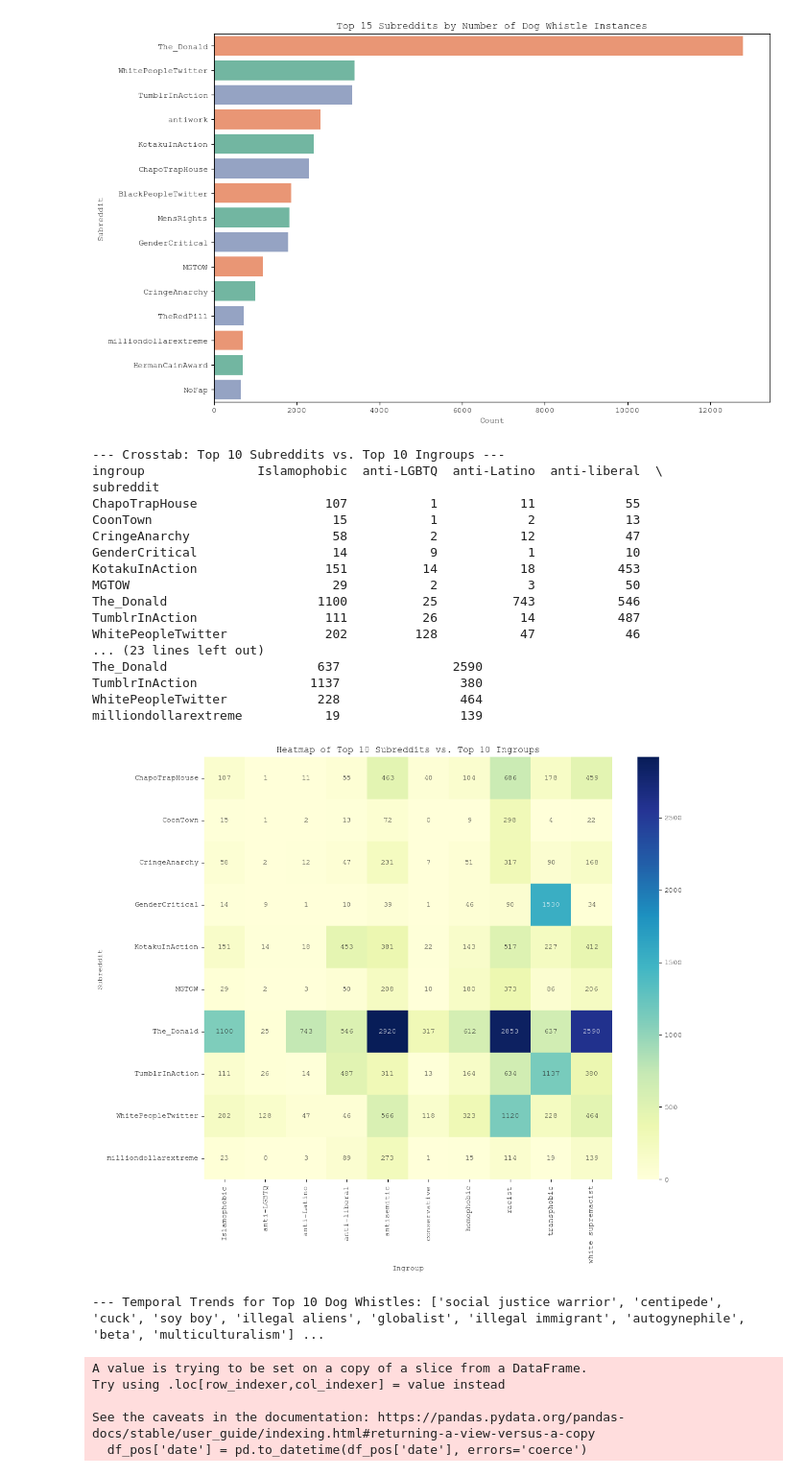
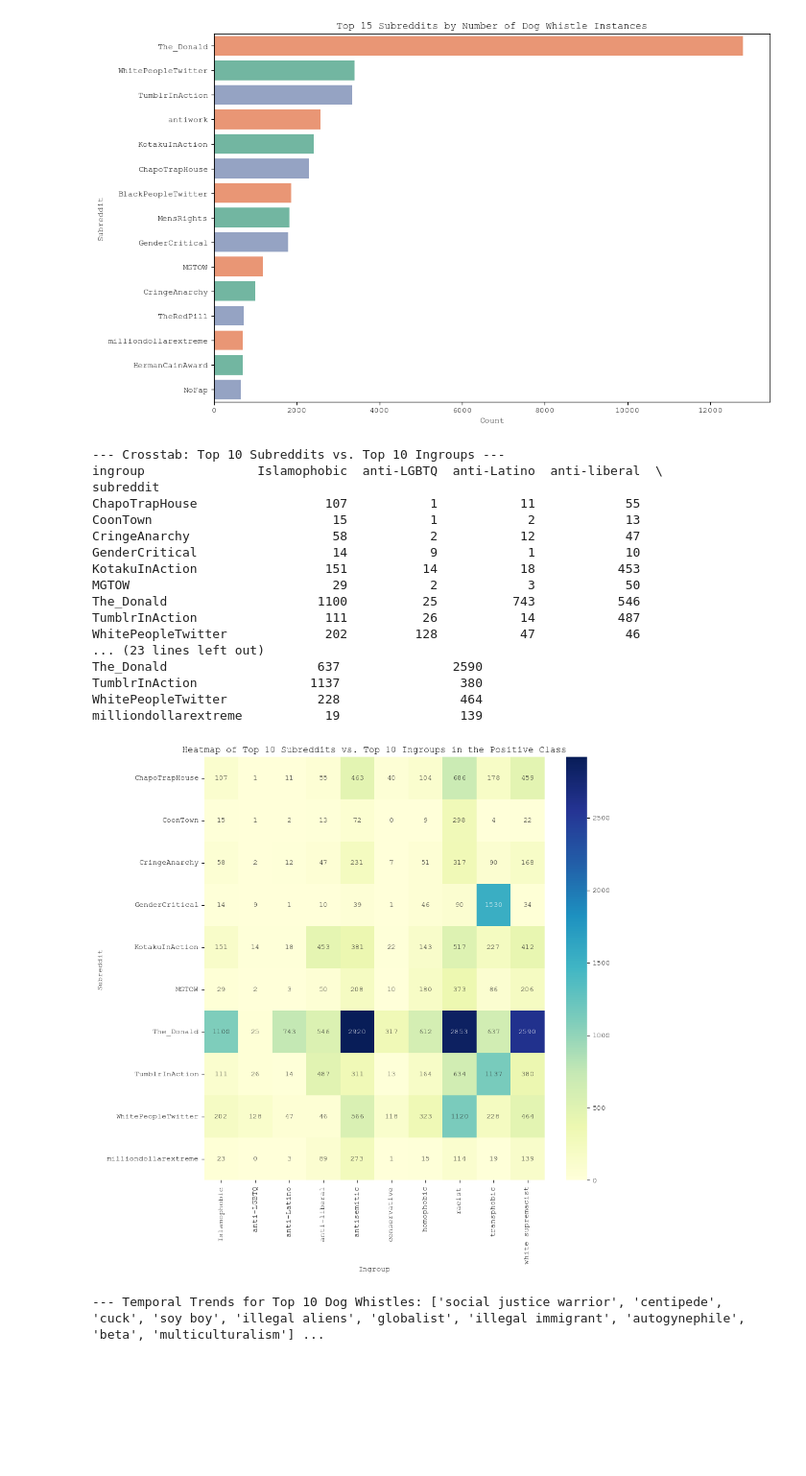
Before and after one commit to lino-zurmuehl/Master_Thesis_Dogwhistle, a Jupyter notebook: preprocessing/EDA.ipynb, the cells around one changed output. Shown at 96% size. Drawn from its saved outputs; the diff is of its cells as text; code cells hidden in the pictures; blank space fills up the shorter version.

```diff
--- a/preprocessing/EDA.ipynb
+++ b/preprocessing/EDA.ipynb
@@ -352,49 +352,45 @@ sub_ingroup_crosstab = pd.crosstab(
 )
 print(sub_ingroup_crosstab)
 
-plt.figure(figsize=(12, 10))
+plt.figure(figsize=(10, 10))
 sns.heatmap(sub_ingroup_crosstab, annot=True, fmt="d", cmap="YlGnBu", cbar=True)
-plt.title('Heatmap of Top 10 Subreddits vs. Top 10 Ingroups')
+plt.title('Heatmap of Top 10 Subreddits vs. Top 10 Ingroups in the Positive Class')
 plt.xlabel('Ingroup')
 plt.ylabel('Subreddit')
+plt.savefig('../plots/trend_top_DW.png', bbox_inches='tight', dpi=300)
 plt.show()
 
 # Temporal Trends for Specific Dog Whistles
-# Ensure 'date' is datetime
-df_pos['date'] = pd.to_datetime(df_pos['date'], errors='coerce')
 top_10_dw = df_pos['dog_whistle_root'].value_counts().nlargest(10).index
 print(f"\n--- Temporal Trends for Top 10 Dog Whistles: {list(top_10_dw)} ---")
-plt.figure(figsize=(15, 7))
-for dw in top_10_dw:
+plt.figure(figsize=(10, 5))
+colors = sns.color_palette("Set2", n_colors=len(top_10_dw))  # or use your custom_palette if only 3 lines
+for i, dw in enumerate(top_10_dw):
     dw_trend = df_pos[df_pos['dog_whistle_root'] == dw].set_index('date').resample('YE').size()
-    dw_trend.plot(label=dw)
-plt.title('Yearly Trend for Top 10 Dog Whistles')
+    dw_trend.plot(label=dw, color=colors[i], linewidth=1)
+plt.title('Yearly Trend for Top 10 Dog Whistles in the Positive Class')
 plt.xlabel('Year')
 plt.ylabel('Number of Instances')
 plt.legend()
+plt.savefig('../plots/trend_top_DW.png', bbox_inches='tight', dpi=300)
 plt.show()
 # %% [output]
 --- Crosstab: Top 10 Subreddits vs. Top 10 Ingroups ---
 ingroup               Islamophobic  anti-LGBTQ  anti-Latino  anti-liberal  \
 subreddit
 ChapoTrapHouse                 107           1           11            55
 CoonTown                        15           1            2            13
 CringeAnarchy                   58           2           12            47
 GenderCritical                  14           9            1            10
 KotakuInAction                 151          14           18           453
 MGTOW                           29           2            3            50
 The_Donald                    1100          25          743           546
 TumblrInAction                 111          26           14           487
 WhitePeopleTwitter             202         128           47            46
 ... (23 lines left out)
 The_Donald                    637               2590
 TumblrInAction               1137                380
 WhitePeopleTwitter            228                464
 milliondollarextreme           19                139
-[figure, old version]
+[figure, new version]
 --- Temporal Trends for Top 10 Dog Whistles: ['social justice warrior', 'centipede', 'cuck', 'soy boy', 'illegal aliens', 'globalist', 'illegal immigrant', 'autogynephile', 'beta', 'multiculturalism'] ...
-A value is trying to be set on a copy of a slice from a DataFrame.
-Try using .loc[row_indexer,col_indexer] = value instead
-
-See the caveats in the documentation: https://pandas.pydata.org/pandas-docs/stable/user_guide/indexing.html#returning-a-view-versus-a-copy
-  df_pos['date'] = pd.to_datetime(df_pos['date'], errors='coerce')
```
Also changed, not shown: parts of 1 cell of this notebook, 8 other files.
